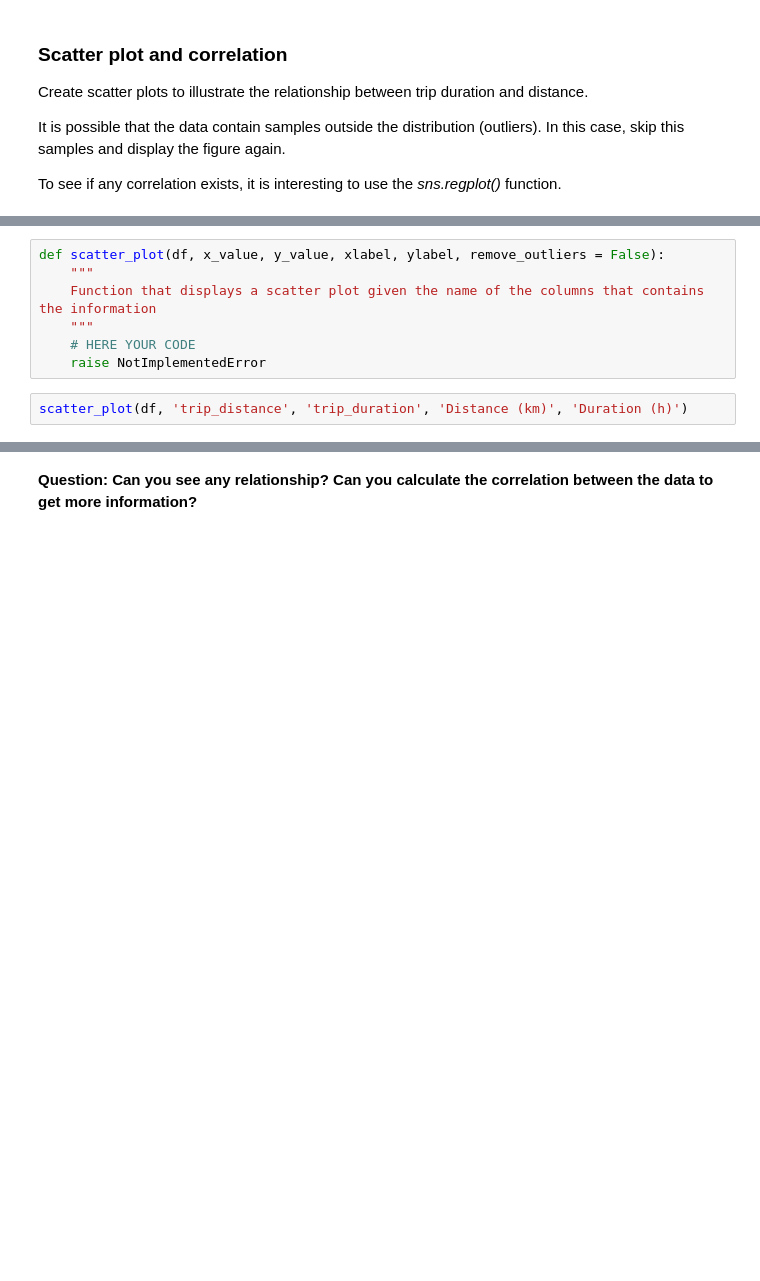
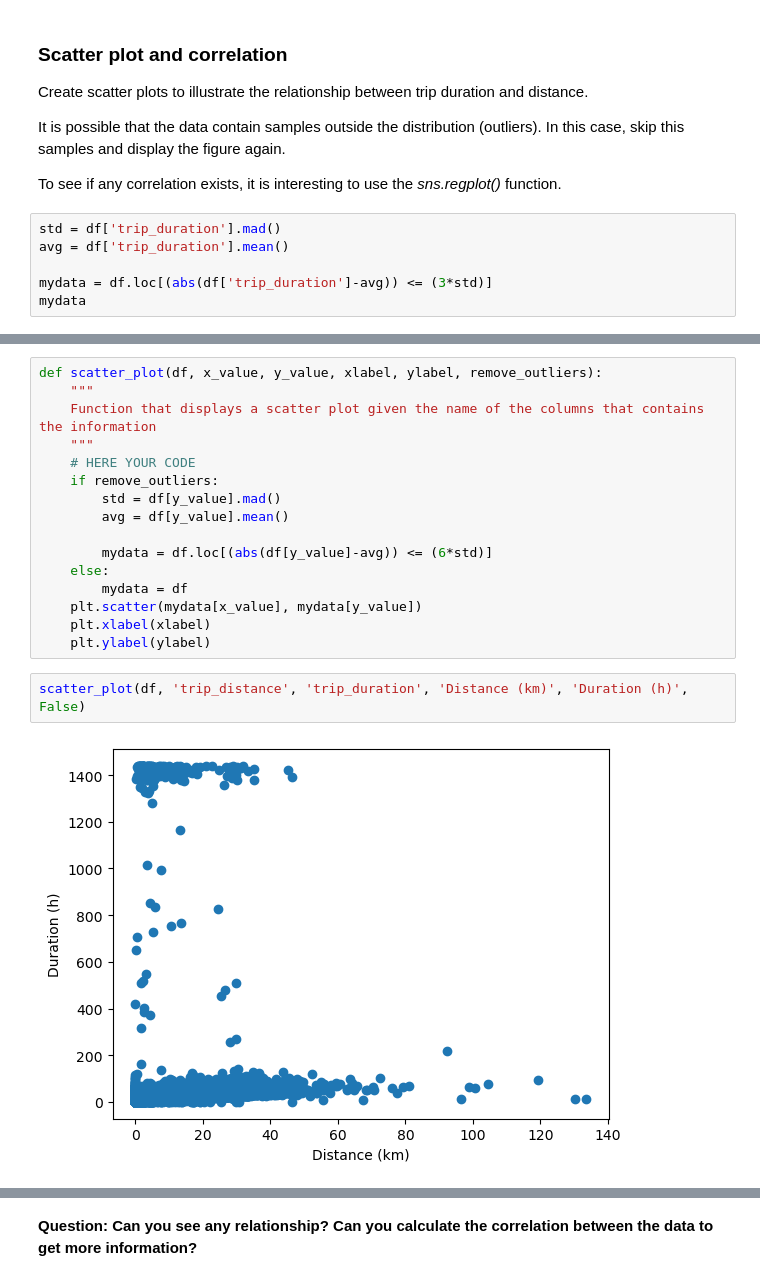
Before and after one commit to pau-torrente/DSUB_p1, a Jupyter notebook: AssignmentCode.ipynb, the cells around one changed output, grey strips where cells are left out. Drawn from its saved outputs; the diff is of its cells as text; blank space fills up the shorter version.

```diff
--- a/AssignmentCode.ipynb
+++ b/AssignmentCode.ipynb
@@ -482,3 +478,9 @@ Create scatter plots to illustrate the relationship between trip duration and di
 It is possible that the data contain samples outside the distribution (outliers). In this case, skip this samples and display the figure again.
 
 To see if any correlation exists, it is interesting to use the *sns.regplot()* function.
+# %%
+std = df['trip_duration'].mad()
+avg = df['trip_duration'].mean()
+
+mydata = df.loc[(abs(df['trip_duration']-avg)) <= (3*std)]
+mydata
@@ -485,11 +501,22 @@ To see if any correlation exists, it is interesting to use the *sns.regplot()* f
 # %%
-def scatter_plot(df, x_value, y_value, xlabel, ylabel, remove_outliers = False):
+def scatter_plot(df, x_value, y_value, xlabel, ylabel, remove_outliers):
     """
     Function that displays a scatter plot given the name of the columns that contains the information
     """
     # HERE YOUR CODE
-    raise NotImplementedError
+    if remove_outliers:
+        std = df[y_value].mad()
+        avg = df[y_value].mean()
+
+        mydata = df.loc[(abs(df[y_value]-avg)) <= (6*std)]
+    else:
+        mydata = df
+    plt.scatter(mydata[x_value], mydata[y_value])
+    plt.xlabel(xlabel)
+    plt.ylabel(ylabel)
 # %%
-scatter_plot(df, 'trip_distance', 'trip_duration', 'Distance (km)', 'Duration (h)')
+scatter_plot(df, 'trip_distance', 'trip_duration', 'Distance (km)', 'Duration (h)', False)
+# %% [output]
+[figure, added]
 # %%
 scatter_plot(df, 'trip_distance', 'trip_duration', 'Distance (km)', 'Duration (h)', True)
```
Also changed, not shown: parts of 23 cells of this notebook.
